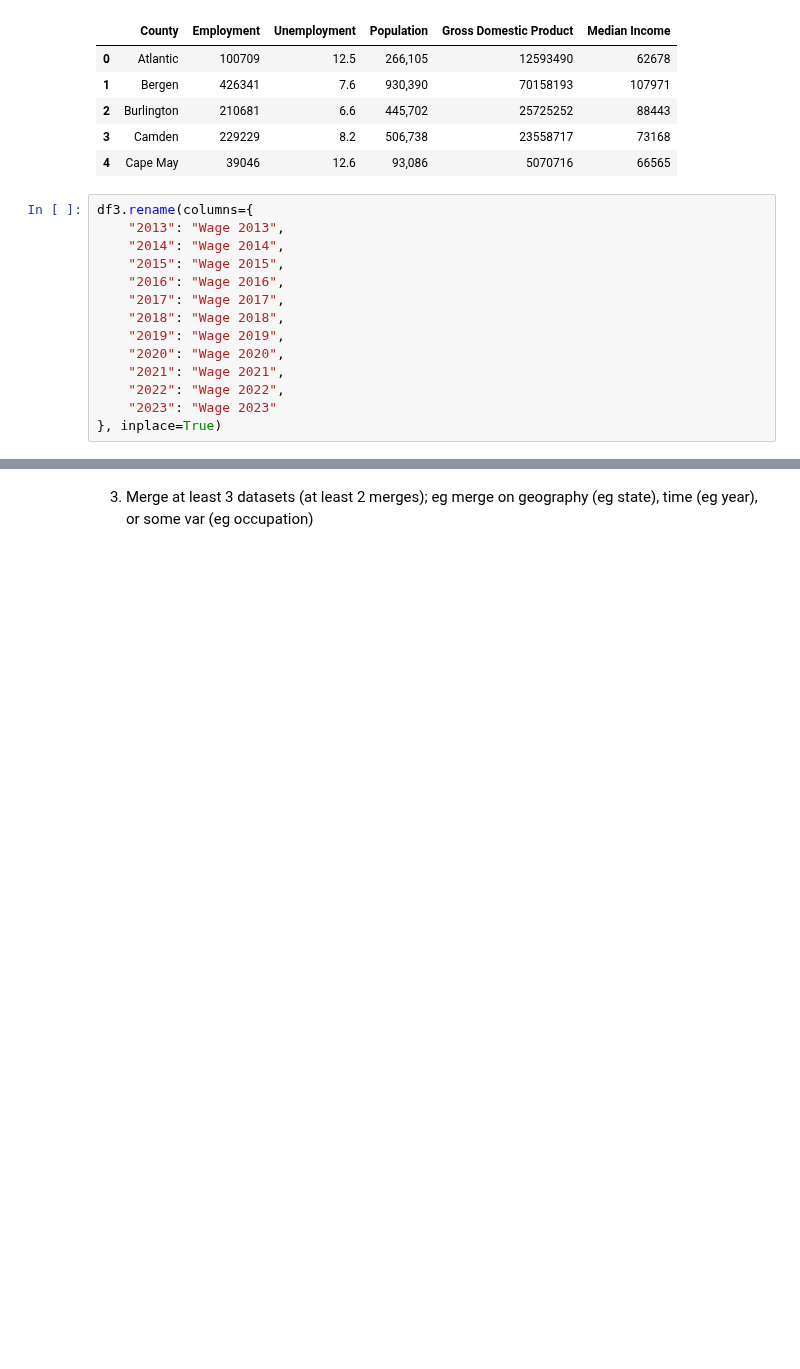
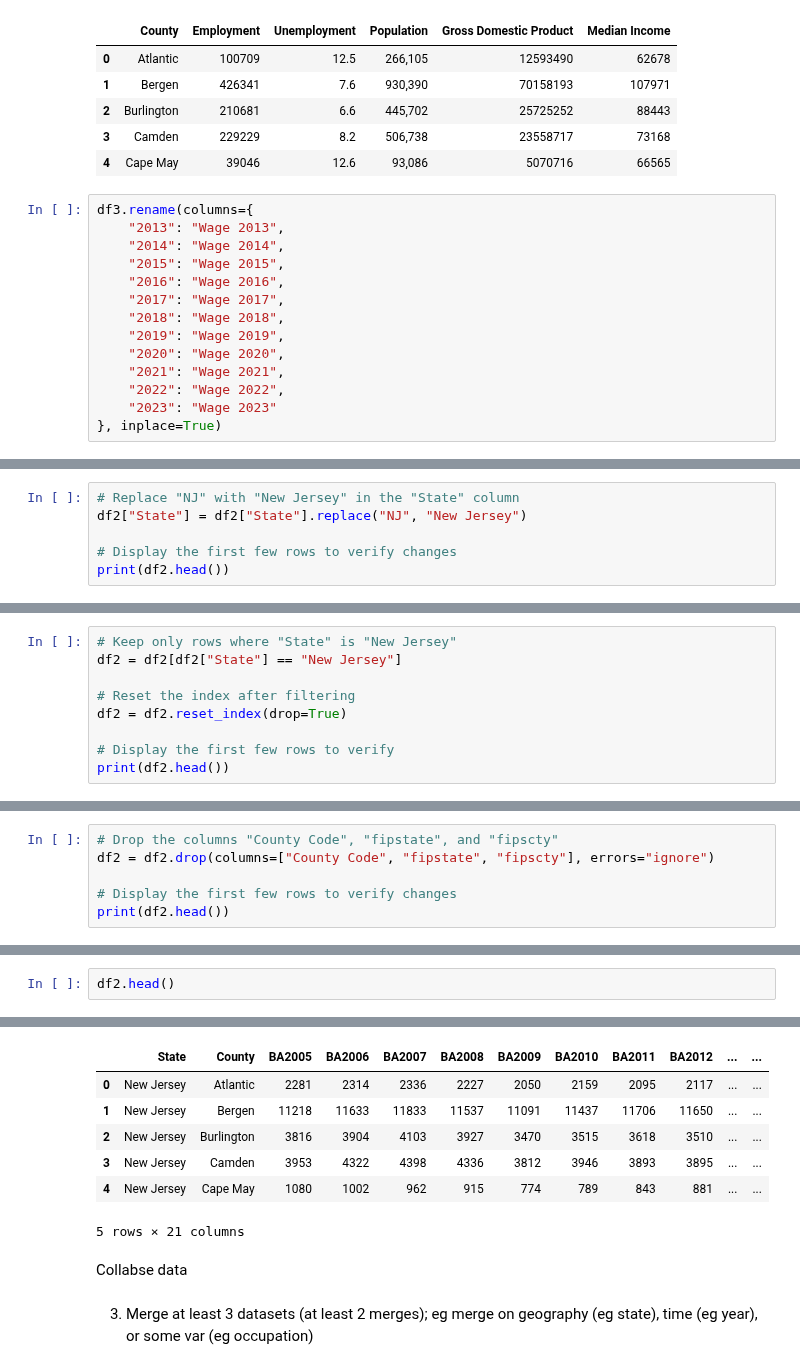
Before and after one commit to shirleyrutgers/DataVis, a Jupyter notebook: PS1.ipynb, the cells around one changed output, grey strips where cells are left out. Saved outputs shown, nothing was run; the diff lists cells and outputs as text; blank space fills up the shorter version.

```diff
--- a/PS1.ipynb
+++ b/PS1.ipynb
@@ -209,0 +258,6 @@ df3.head()
+# %%
+# Replace "NJ" with "New Jersey" in the "State" column
+df2["State"] = df2["State"].replace("NJ", "New Jersey")
+
+# Display the first few rows to verify changes
+print(df2.head())
@@ -209,0 +284,9 @@ df3.head()
+# %%
+# Keep only rows where "State" is "New Jersey"
+df2 = df2[df2["State"] == "New Jersey"]
+
+# Reset the index after filtering
+df2 = df2.reset_index(drop=True)
+
+# Display the first few rows to verify
+print(df2.head())
@@ -209,0 +322,6 @@ df3.head()
+# %%
+# Drop the columns "County Code", "fipstate", and "fipscty"
+df2 = df2.drop(columns=["County Code", "fipstate", "fipscty"], errors="ignore")
+
+# Display the first few rows to verify changes
+print(df2.head())
@@ -209,0 +346,3 @@ df3.head()
+# %%
+df2.head()
+# %% [output]
@@ -210,2 +350,11 @@ df3.head()
+|  | State | County | BA2005 | BA2006 | BA2007 | BA2008 | BA2009 | BA2010 | BA2011 | BA2012 | ... | ... |
+| 0 | New Jersey | Atlantic | 2281 | 2314 | 2336 | 2227 | 2050 | 2159 | 2095 | 2117 | ... | ... |
+| 1 | New Jersey | Bergen | 11218 | 11633 | 11833 | 11537 | 11091 | 11437 | 11706 | 11650 | ... | ... |
+| 2 | New Jersey | Burlington | 3816 | 3904 | 4103 | 3927 | 3470 | 3515 | 3618 | 3510 | ... | ... |
+| 3 | New Jersey | Camden | 3953 | 4322 | 4398 | 4336 | 3812 | 3946 | 3893 | 3895 | ... | ... |
+| 4 | New Jersey | Cape May | 1080 | 1002 | 962 | 915 | 774 | 789 | 843 | 881 | ... | ... |
+5 rows × 21 columns
+# %% [markdown]
+Collabse data
 # %% [markdown]
 3. Merge at least 3 datasets (at least 2 merges); eg merge on geography (eg state), time (eg year), or some var (eg occupation)
```
Also changed, not shown: parts of 8 cells of this notebook.
